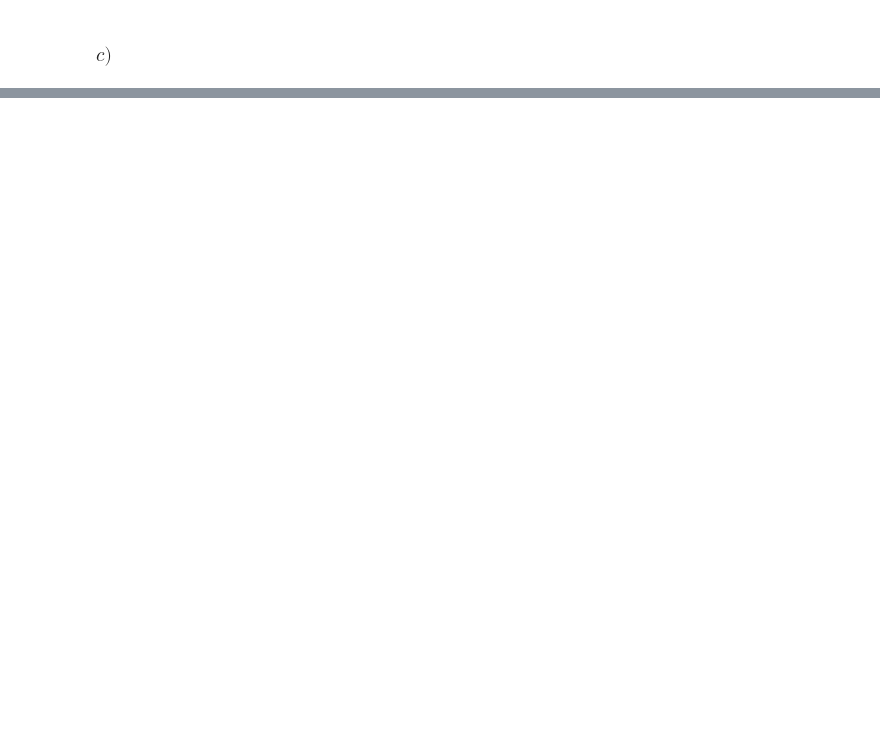
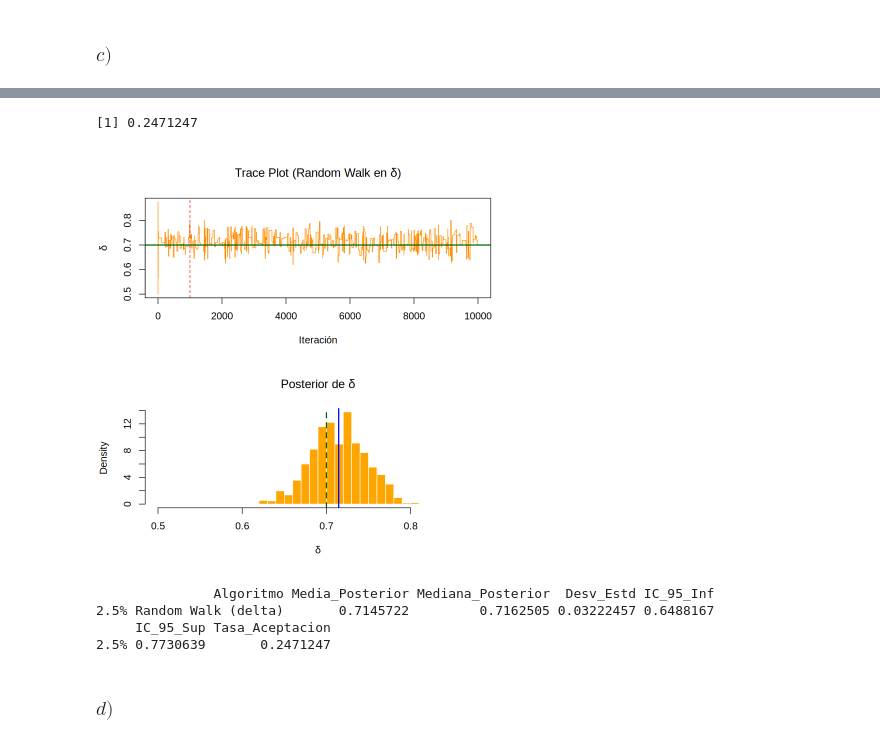
Before and after one commit to Nicolas-Bernal/Simulacion-Estadistica, a Jupyter notebook: MARKOV CHAIN MONTE CARLO/Metropolis Hasting/METROPOLIS–HASTINGS_ALGORITHM.ipynb, the cells around one changed output, grey strips where cells are left out. Cells and saved outputs as stored; diff of their text form; code cells hidden in the pictures; blank space fills up the shorter version.

```diff
--- a/MARKOV CHAIN MONTE CARLO/Metropolis Hasting/METROPOLIS–HASTINGS_ALGORITHM.ipynb
+++ b/MARKOV CHAIN MONTE CARLO/Metropolis Hasting/METROPOLIS–HASTINGS_ALGORITHM.ipynb
@@ -160,0 +187,68 @@ print(resumen_b)
+# %%
+# Algoritmo Metropolis-Hastings (Random Walk en delta)
+
+set.seed(777)
+
+cadena_c = numeric(N)
+cadena_c[1] = delta_init
+aceptados_c = 0
+
+for(t in 1:(N-1)){
+  epsilon = runif(1,min = -1,max = 1)
+  delta_prop = cadena_c[t] + epsilon
+
+  if(delta_prop > 0 && delta_prop < 1){
+    log_alpha = log_alpha = log_ind(delta_prop,x) - log_ind(cadena_c[t],x)
+
+    if(log(runif(1)) < log_alpha){
+      cadena_c[t + 1] = delta_prop
+      aceptados = aceptados + 1
+    }else{
+      cadena_c[t+1] = cadena_c[t]
+    }
+  }else{
+    cadena_c[t+1] = cadena_c[t]
+  }
+}
+
+cadena_burnc = cadena_c[(burn_in + 1):N]
+aceptacion = aceptados / (N-1)
+aceptacion
+# %% [output]
+[1] 0.2471247
+# %%
+par(mfrow = c(2, 1))
+
+plot(cadena_c, type = "l", col = "darkorange",
+     main = expression(paste("Trace Plot (Random Walk en ", delta, ")")),
+     xlab = "Iteración", ylab = expression(delta))
+abline(v = burn_in, col = "red", lty = 2) # Línea de burn-in
+abline(h = Delta1, col = "darkgreen", lwd = 2) # Valor real (0.7)
+
+hist(cadena_c, breaks = 30, probability = TRUE,
+     col = "orange", border = "white",
+     main = expression(paste("Posterior de ", delta)),
+     xlab = expression(delta))
+abline(v = mean(cadena_c), col = "blue", lwd = 2)
+abline(v = Delta1, col = "darkgreen", lwd = 2, lty = 2)
+# %% [output]
+[figure, added]
+# %%
+resumen_c <- data.frame(
+  Algoritmo = "Random Walk (delta)",
+  Media_Posterior = mean(cadena_c),
+  Mediana_Posterior = median(cadena_c),
+  Desv_Estd = sd(cadena_c),
+  IC_95_Inf = quantile(cadena_c, 0.025),
+  IC_95_Sup = quantile(cadena_c, 0.975),
+  Tasa_Aceptacion = aceptacion
+)
+
+print(resumen_c)
+# %% [output]
+               Algoritmo Media_Posterior Mediana_Posterior  Desv_Estd IC_95_Inf
+2.5% Random Walk (delta)       0.7145722         0.7162505 0.03222457 0.6488167
+     IC_95_Sup Tasa_Aceptacion
+2.5% 0.7730639       0.2471247
+# %% [markdown]
+### $d)$
```
Also changed, not shown: parts of 11 cells of this notebook.
